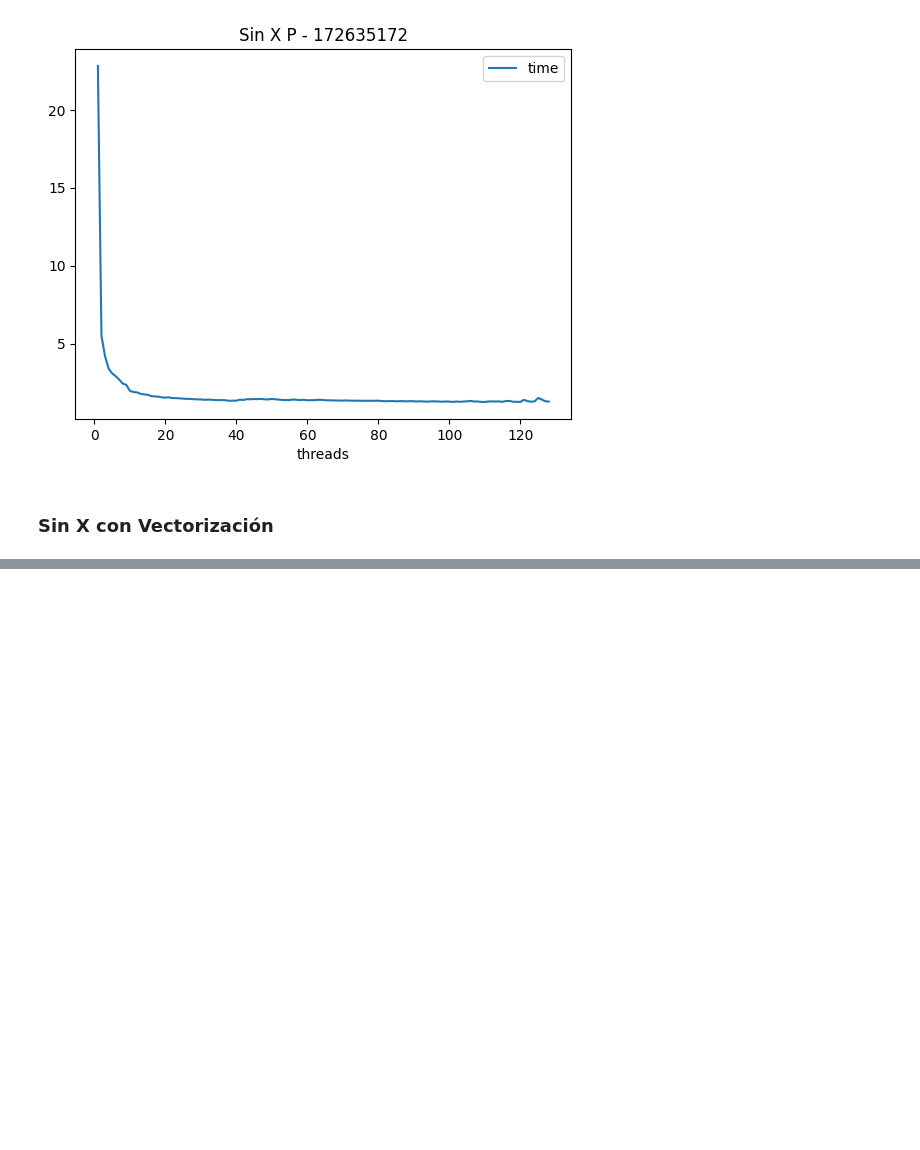
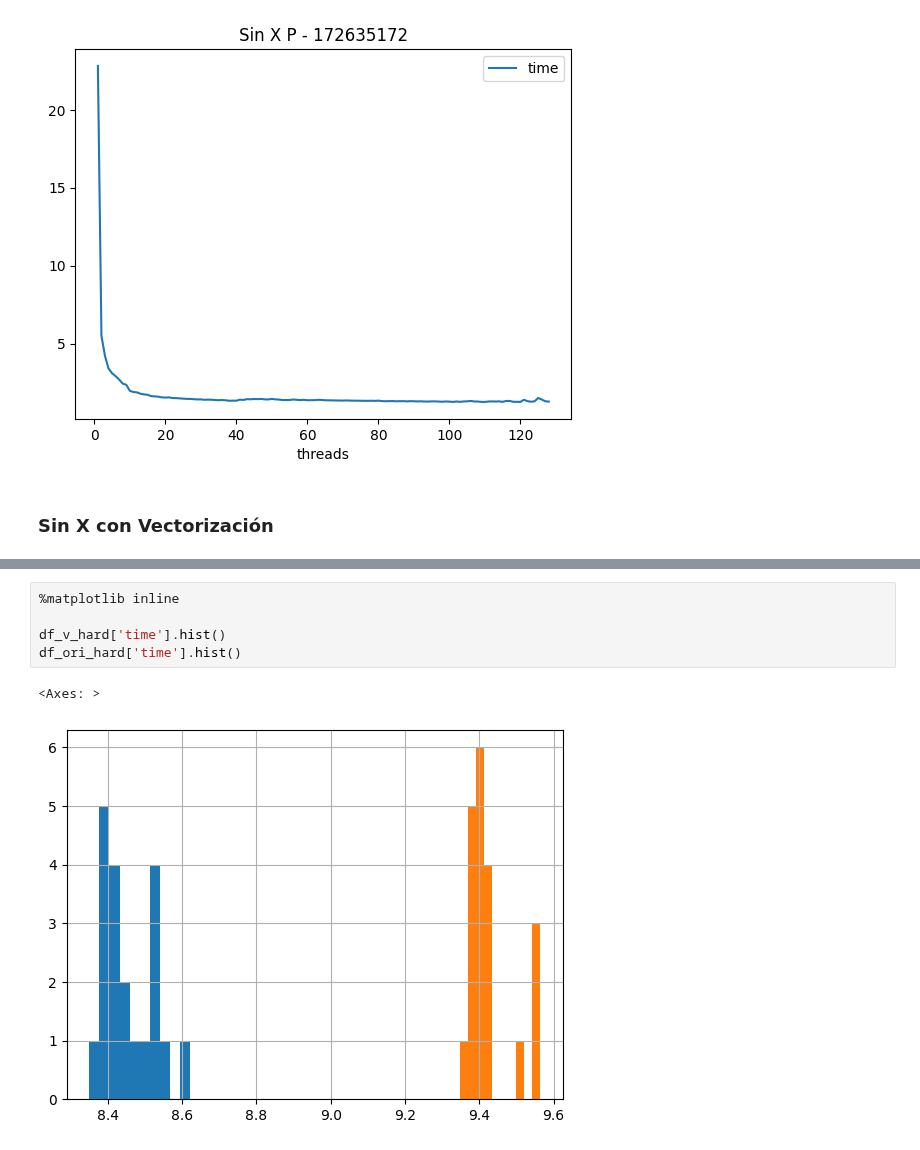
Before and after one commit to jparadadev/notebooks, a Jupyter notebook: high-performance-for-cyber-security/sinx.ipynb, the cells around one changed output, grey strips where cells are left out. Drawn from its saved outputs; the diff is of its cells as text; blank space fills up the shorter version.

```diff
--- a/high-performance-for-cyber-security/sinx.ipynb
+++ b/high-performance-for-cyber-security/sinx.ipynb
@@ -82,0 +106,8 @@ plt.show()
+# %%
+%matplotlib inline
+
+df_v_hard['time'].hist()
+df_ori_hard['time'].hist()
+# %% [output]
+<Axes: >
+[figure, added]
```
Also changed, not shown: parts of 7 cells of this notebook.
